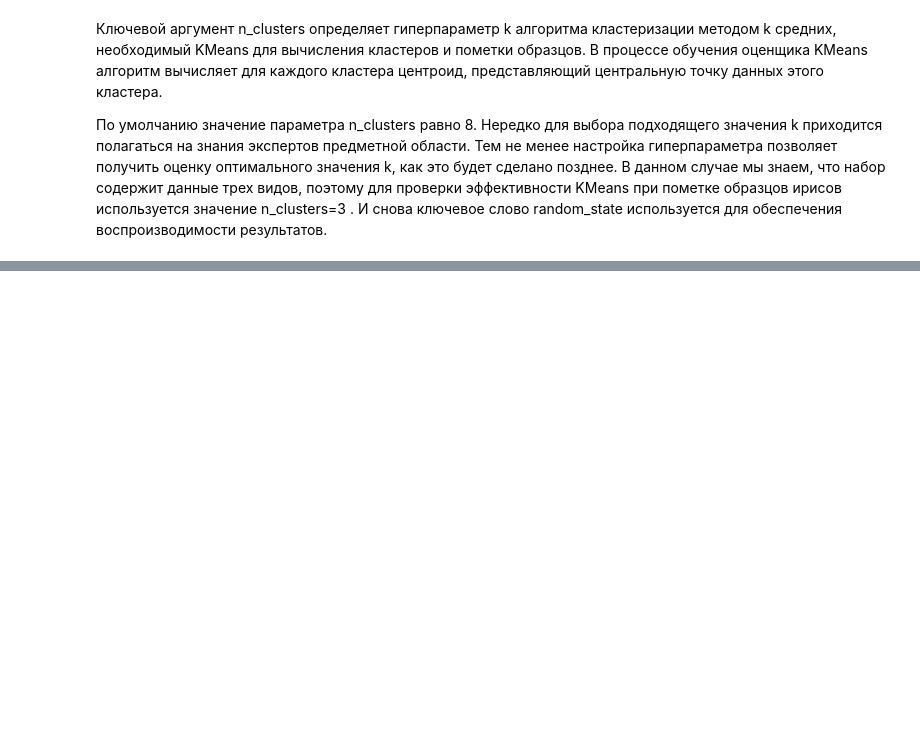
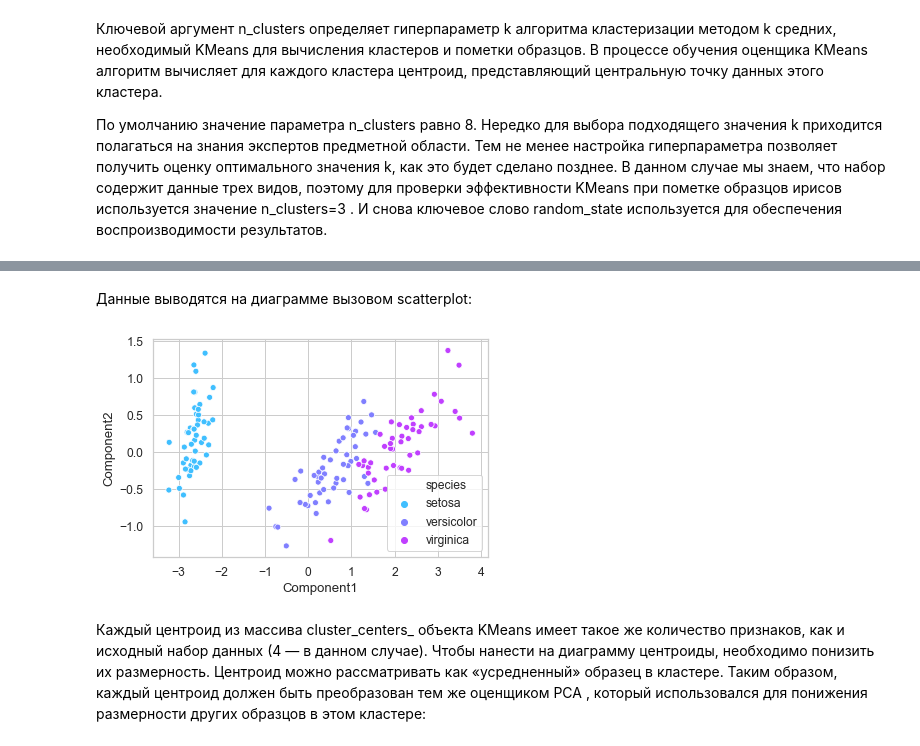
Before and after one commit to dm-fedorov/ml, a Jupyter notebook: 04. Кластеризация методом k средних.ipynb, the cells around one changed output, grey strips where cells are left out. Cells and saved outputs as stored; diff of their text form; code cells hidden in the pictures; blank space fills up the shorter version.

```diff
--- a/04. Кластеризация методом k средних.ipynb
+++ b/04. Кластеризация методом k средних.ipynb
@@ -181,0 +247,2 @@ kmeans = KMeans(n_clusters=3, random_state=11)
+# %%
+pca.fit(iris.data)
@@ -181,0 +252,2 @@ kmeans = KMeans(n_clusters=3, random_state=11)
+# %%
+iris_pca = pca.transform(iris.data)
@@ -181,0 +266,15 @@ kmeans = KMeans(n_clusters=3, random_state=11)
+# %%
+iris_pca_df = pd.DataFrame(iris_pca,
+                           columns=['Component1', 'Component2'])
+# %%
+iris_pca_df['species'] = iris_df.species
+# %% [markdown]
+Данные выводятся на диаграмме вызовом scatterplot:
+# %%
+axes = sns.scatterplot(data=iris_pca_df, x='Component1',
+                       y='Component2', hue='species', legend='brief',
+                       palette='cool')
+# %% [output]
+[figure, added]
+# %% [markdown]
+Каждый центроид из массива cluster_centers_ объекта KMeans имеет такое же количество признаков, как и исходный набор данных (4 — в данном случае). Чтобы нанести на диаграмму центроиды, необходимо понизить их размерность. Центроид можно рассматривать как «усредненный» образец в кластере. Таким образом, каждый центроид должен быть преобразован тем же оценщиком PCA , который использовался для понижения размерности других образцов в этом кластере:
```
Also changed, not shown: parts of 32 cells of this notebook.
